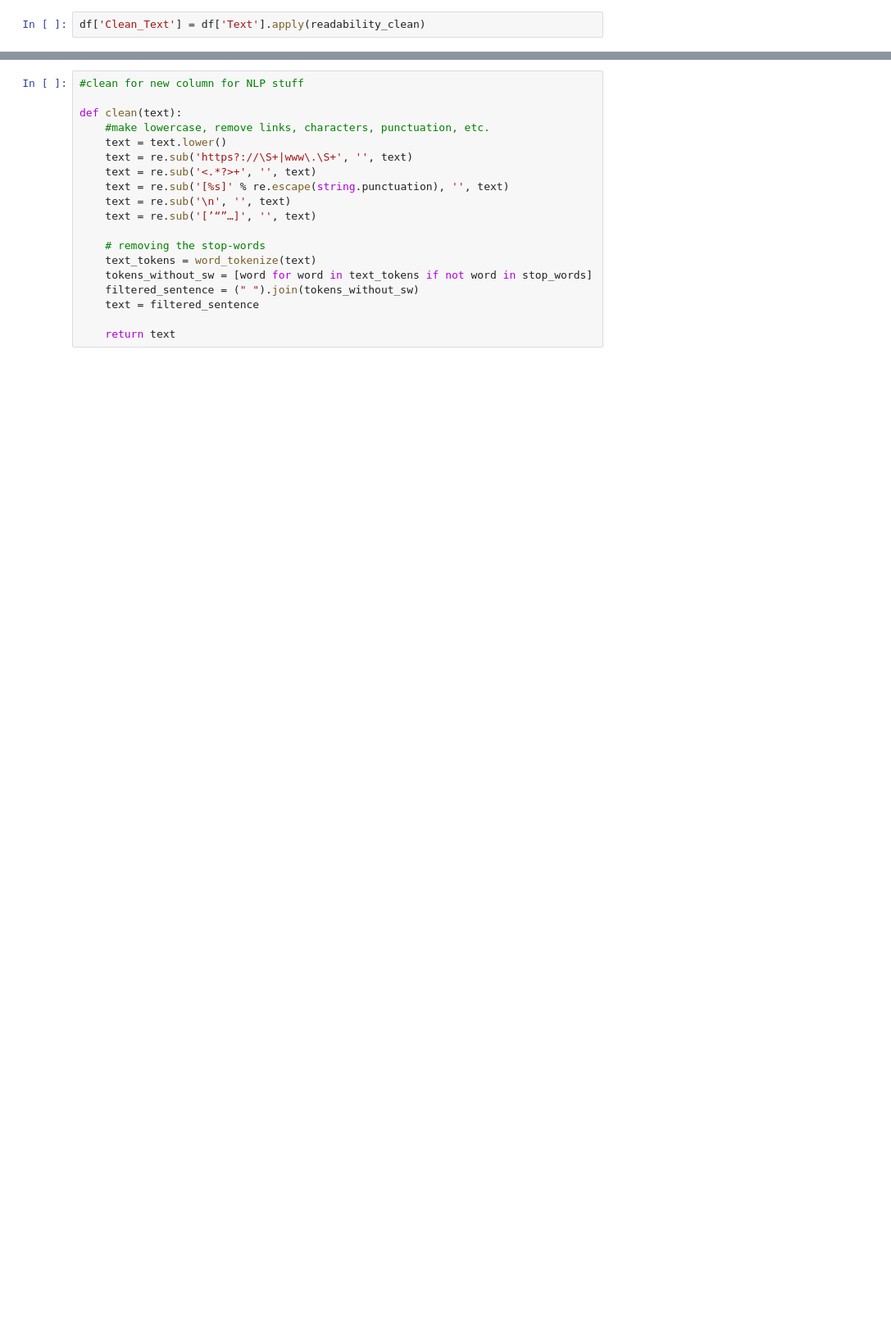
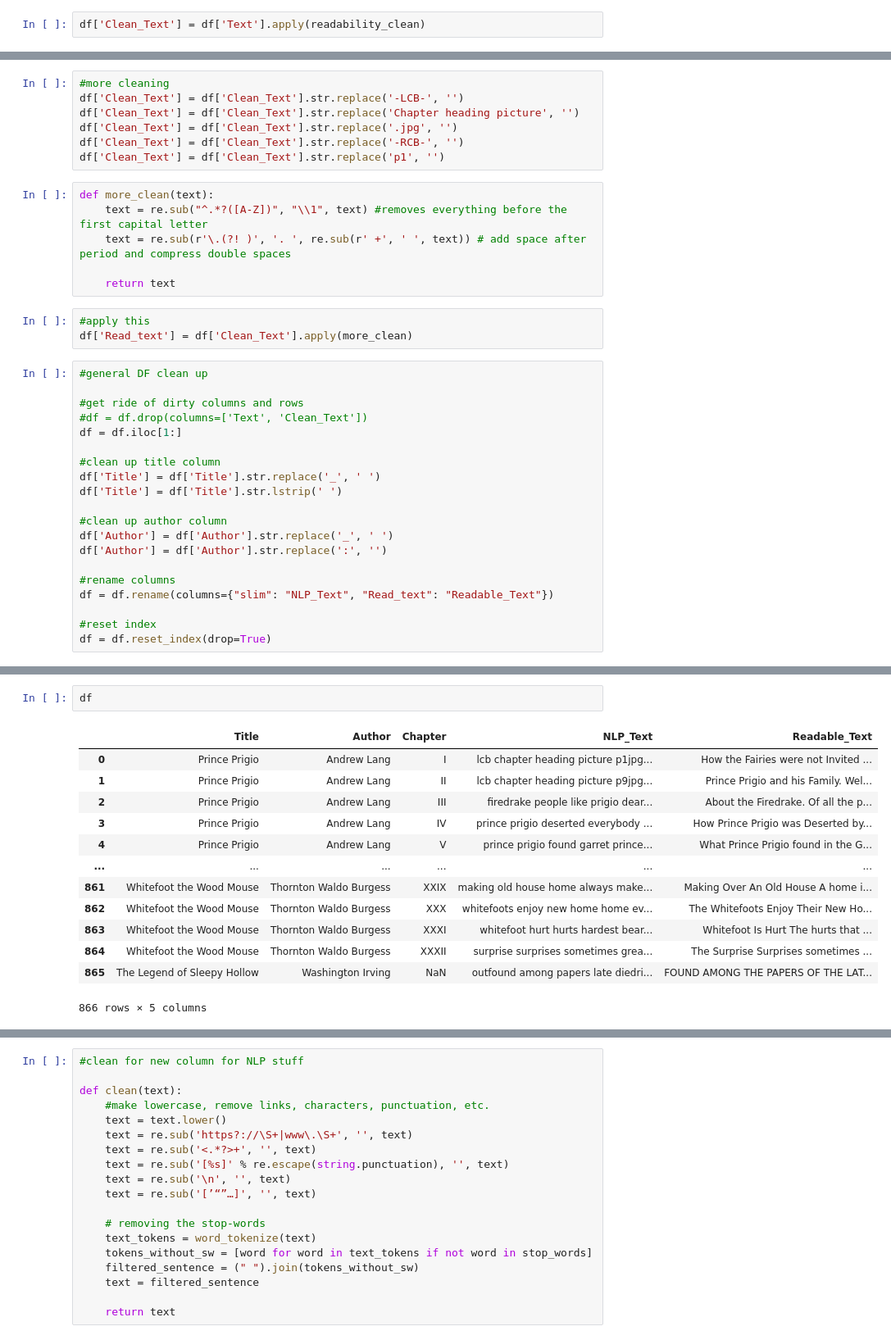
Before and after one commit to mattsegall/metis-project-5, a Jupyter notebook: 01_Cleaning_Pre-Processing.ipynb, the cells around one changed output, grey strips where cells are left out. Shown: that part at 82% size. Cells and saved outputs as stored; diff of their text form; blank space fills up the shorter version.

```diff
--- a/Cleaning_Pre-Processing.ipynb
+++ b/01_Cleaning_Pre-Processing.ipynb
@@ -168,0 +138,36 @@ common[:20]
+# %%
+#more cleaning
+df['Clean_Text'] = df['Clean_Text'].str.replace('-LCB-', '')
+df['Clean_Text'] = df['Clean_Text'].str.replace('Chapter heading picture', '')
+df['Clean_Text'] = df['Clean_Text'].str.replace('.jpg', '')
+df['Clean_Text'] = df['Clean_Text'].str.replace('-RCB-', '')
+df['Clean_Text'] = df['Clean_Text'].str.replace('p1', '')
+# %%
+def more_clean(text):
+    text = re.sub("^.*?([A-Z])", "\\1", text) #removes everything before the first capital letter
+    text = re.sub(r'\.(?! )', '. ', re.sub(r' +', ' ', text)) # add space after period and compress double spaces
+
+    return text
+# %%
+#apply this
+df['Read_text'] = df['Clean_Text'].apply(more_clean)
+# %%
+#general DF clean up
+
+#get ride of dirty columns and rows
+#df = df.drop(columns=['Text', 'Clean_Text'])
+df = df.iloc[1:]
+
+#clean up title column
+df['Title'] = df['Title'].str.replace('_', ' ')
+df['Title'] = df['Title'].str.lstrip(' ')
+
+#clean up author column
+df['Author'] = df['Author'].str.replace('_', ' ')
+df['Author'] = df['Author'].str.replace(':', '')
+
+#rename columns
+df = df.rename(columns={"slim": "NLP_Text", "Read_text": "Readable_Text"})
+
+#reset index
+df = df.reset_index(drop=True)
@@ -168,0 +195,16 @@ common[:20]
+# %%
+df
+# %% [output]
+|  | Title | Author | Chapter | NLP_Text | Readable_Text |
+| 0 | Prince Prigio | Andrew Lang | I | lcb chapter heading picture p1jpg... | How the Fairies were not Invited ... |
+| 1 | Prince Prigio | Andrew Lang | II | lcb chapter heading picture p9jpg... | Prince Prigio and his Family. Wel... |
+| 2 | Prince Prigio | Andrew Lang | III | firedrake people like prigio dear... | About the Firedrake. Of all the p... |
+| 3 | Prince Prigio | Andrew Lang | IV | prince prigio deserted everybody ... | How Prince Prigio was Deserted by... |
+| 4 | Prince Prigio | Andrew Lang | V | prince prigio found garret prince... | What Prince Prigio found in the G... |
+| ... | ... | ... | ... | ... | ... |
+| 861 | Whitefoot the Wood Mouse | Thornton Waldo Burgess | XXIX | making old house home always make... | Making Over An Old House A home i... |
+| 862 | Whitefoot the Wood Mouse | Thornton Waldo Burgess | XXX | whitefoots enjoy new home home ev... | The Whitefoots Enjoy Their New Ho... |
+| 863 | Whitefoot the Wood Mouse | Thornton Waldo Burgess | XXXI | whitefoot hurt hurts hardest bear... | Whitefoot Is Hurt The hurts that ... |
+| 864 | Whitefoot the Wood Mouse | Thornton Waldo Burgess | XXXII | surprise surprises sometimes grea... | The Surprise Surprises sometimes ... |
+| 865 | The Legend of Sleepy Hollow | Washington Irving | NaN | outfound among papers late diedri... | FOUND AMONG THE PAPERS OF THE LAT... |
+866 rows × 5 columns
```
Also changed, not shown: parts of 11 cells of this notebook, 3 other files.
